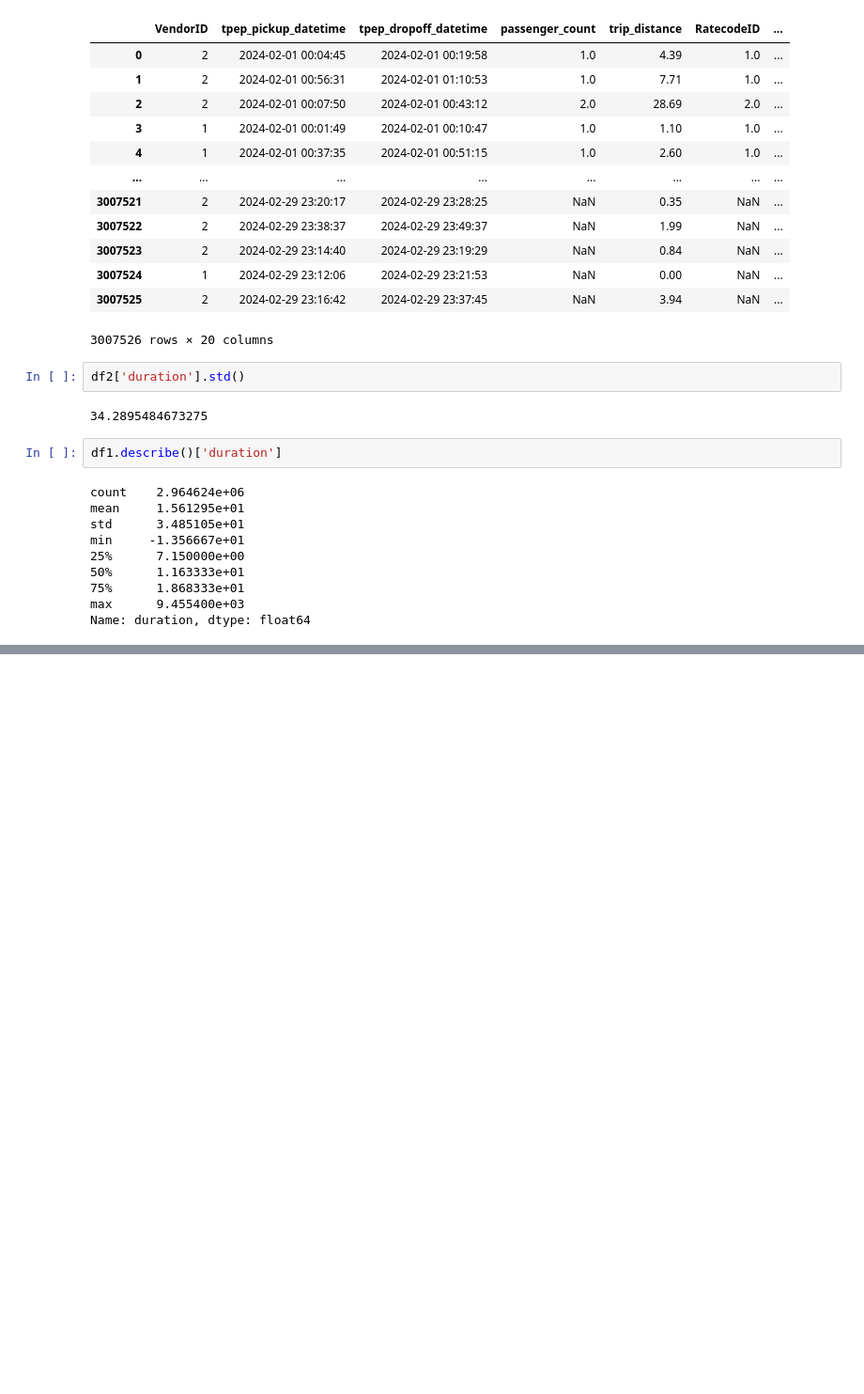
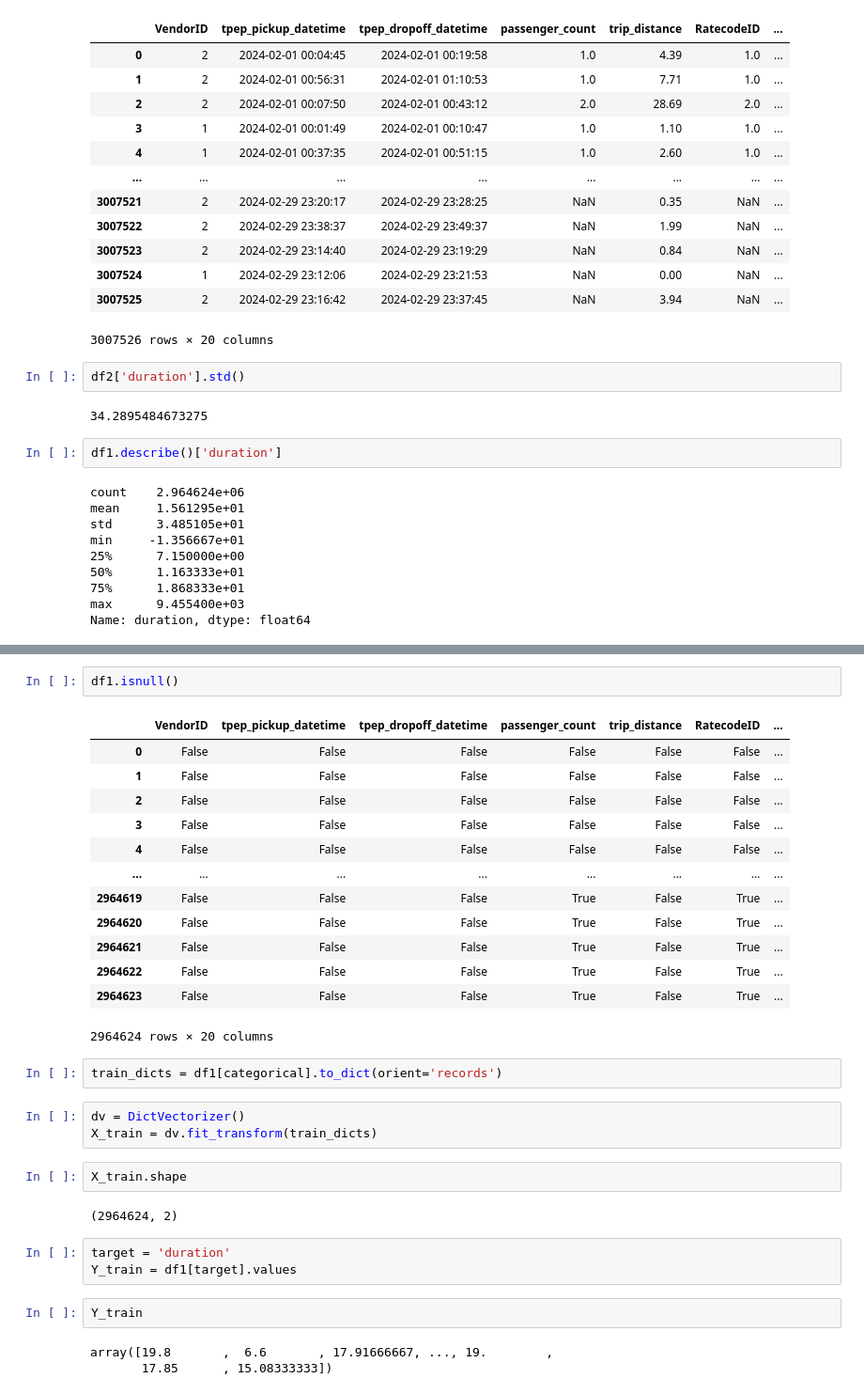
Before and after one commit to Gautam3767/mlops-zoomcamp, a Jupyter notebook: 01-intro/homework.ipynb, the cells around one changed output, grey strips where cells are left out. Shown at 94% size. Drawn from its saved outputs; the diff is of its cells as text; blank space fills up the shorter version.

```diff
--- a/01-intro/homework.ipynb
+++ b/01-intro/homework.ipynb
@@ -138,0 +138,33 @@ q3 + (1.5*IQR)
+# %%
+df1.isnull()
+# %% [output]
+|  | VendorID | tpep_pickup_datetime | tpep_dropoff_datetime | passenger_count | trip_distance | RatecodeID | ... |
+| 0 | False | False | False | False | False | False | ... |
+| 1 | False | False | False | False | False | False | ... |
+| 2 | False | False | False | False | False | False | ... |
+| 3 | False | False | False | False | False | False | ... |
+| 4 | False | False | False | False | False | False | ... |
+| ... | ... | ... | ... | ... | ... | ... | ... |
+| 2964619 | False | False | False | True | False | True | ... |
+| 2964620 | False | False | False | True | False | True | ... |
+| 2964621 | False | False | False | True | False | True | ... |
+| 2964622 | False | False | False | True | False | True | ... |
+| 2964623 | False | False | False | True | False | True | ... |
+2964624 rows × 20 columns
+# %%
+train_dicts = df1[categorical].to_dict(orient='records')
+# %%
+dv = DictVectorizer()
+X_train = dv.fit_transform(train_dicts)
+# %%
+X_train.shape
+# %% [output]
+(2964624, 2)
+# %%
+target = 'duration'
+Y_train = df1[target].values
+# %%
+Y_train
+# %% [output]
+array([19.8       ,  6.6       , 17.91666667, ..., 19.        ,
+       17.85      , 15.08333333])
```
Also changed, not shown: parts of 15 cells of this notebook.
